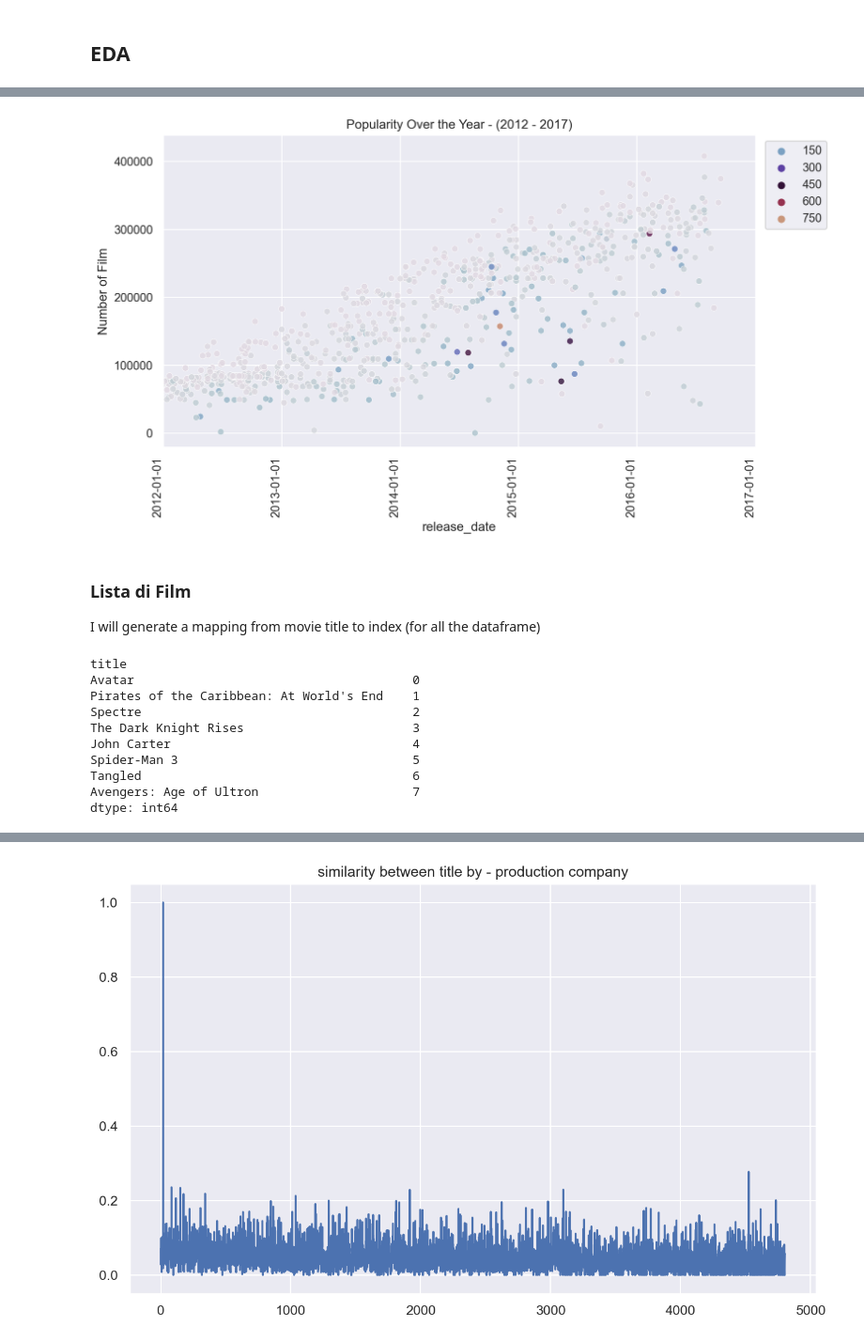
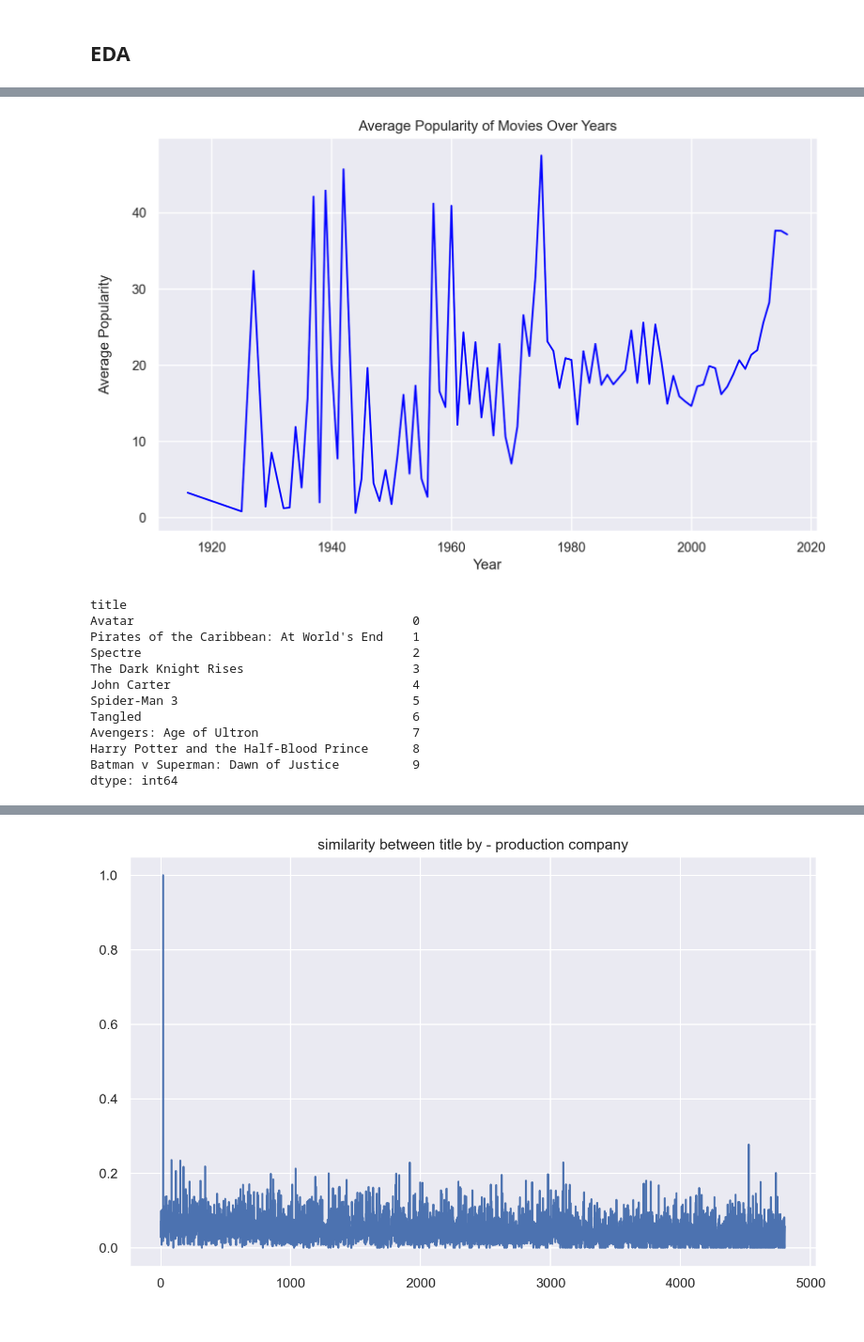
Before and after one commit to SimoneParvizi/Recomendation-system, a Jupyter notebook: Raccomandation_System.ipynb, the cells around one changed output, grey strips where cells are left out. Shown at 94% size. Saved outputs shown, nothing was run; the diff lists cells and outputs as text; code cells hidden in the pictures.

```diff
--- a/Raccomandation_System.ipynb
+++ b/Raccomandation_System.ipynb
@@ -132,9 +84,16 @@ df = df.dropna()
+# %%
+df['homepage'] = df['homepage'].fillna('Not Available')
+df['tagline'] = df['tagline'].fillna('Not Available')
+
+df = df.dropna()
 # %%
-def clean_and_join(token):
-    new = " ".join(token)  # I join the elements of the list with a space
-    new = ''.join(e for e in new if e.isalnum() or e.isspace())  # I remove unwanted characters
+def clean_and_join(string):
+    new = " ".join(string)
+    new = ''.join(e for e in new if e.isalnum() or e.isspace())  # Remove non alphanumeric character
     return new
 # %%
 columns_to_clean = ['genres','keywords','production_companies',
                     'production_countries','cast','spoken_languages']
+
+df[columns_to_clean] = df[columns_to_clean].map(clean_and_join)
 # %%
@@ -143,7 +122,6 @@ df2[columns_to_clean] = df[columns_to_clean].applymap(clean_and_join)
 # %%
-# I create the columns where I will start the comparisons
-df2['gen_key_similarity'] = df2['genres'].str.cat([df2['keywords']], sep=' ')
+# These columns will generate the vector store
+df['genre_keywords_similarity'] = df['genres'].str.cat([df['keywords']], sep=' ')
 
-df2['prod_cast_similarity'] = df2['production_companies'].str.cat(
-    [df2['cast'],df2['production_countries']
-], sep=' ')
+df['production_casting_similarity'] = df['production_companies'].str.cat(
+    [df['cast'],df['production_countries']], sep=' ')
@@ -179,38 +141,30 @@ plt.ylabel("Number of Film");
 # %%
+average_popularity_per_year = df.groupby(df['release_date'].dt.year)['popularity'].mean()
+average_popularity_per_year = average_popularity_per_year[:-1] # Last point is outlier
+
+# Creating the line plot again without the last point
 plt.figure(figsize=(10,6), dpi=200)
-sns.scatterplot(df[df['popularity']>4.68], x='release_date', y='id',
-                hue='popularity', alpha=.8, palette='twilight')
-
-plt.gca().xaxis.set_major_formatter(mdates.DateFormatter('%Y-%m-%d'))
-plt.gca().xaxis.set_major_locator(mdates.YearLocator())
-plt.gcf().autofmt_xdate()
-
-plt.xlim(pd.Timestamp('2012-01-01'), pd.Timestamp('2017-01-01'))
-plt.xticks(rotation=90)
-plt.legend(bbox_to_anchor=(1.13,1))
-plt.title("Popularity Over the Year - (2012 - 2017)")
-plt.ylabel("Number of Film")
+average_popularity_per_year.plot(kind='line', color='blue')
+plt.title("Average Popularity of Movies Over Years")
+plt.ylabel("Average Popularity\n")
+plt.xlabel("Year")
 plt.show()
 # %% [output]
-[figure, old version]
+[figure, new version]
-# %% [markdown]
-### Lista di Film
-
-
-
-I will generate a mapping from movie title to index (for all the dataframe)
 # %%
-movie_Index = pd.Series(df.index, index=df['title'])
+movie_index = pd.Series(df.index, index=df['title'])
+movie_index.head(10)
+# idx = movie_index['Avatar'] # Example usage
+# %% [output]
+title
+Avatar                                      0
+Pirates of the Caribbean: At World's End    1
+Spectre                                     2
+The Dark Knight Rises                       3
+John Carter                                 4
+Spider-Man 3                                5
+Tangled                                     6
+Avengers: Age of Ultron                     7
+Harry Potter and the Half-Blood Prince      8
+Batman v Superman: Dawn of Justice          9
+dtype: int64
-# %%
-movie_Index.head(8)
-# %% [output]
-title
-Avatar                                      0
-Pirates of the Caribbean: At World's End    1
-Spectre                                     2
-The Dark Knight Rises                       3
-John Carter                                 4
-Spider-Man 3                                5
-Tangled                                     6
-Avengers: Age of Ultron                     7
-dtype: int64
```
Also changed, not shown: parts of 30 cells of this notebook.
